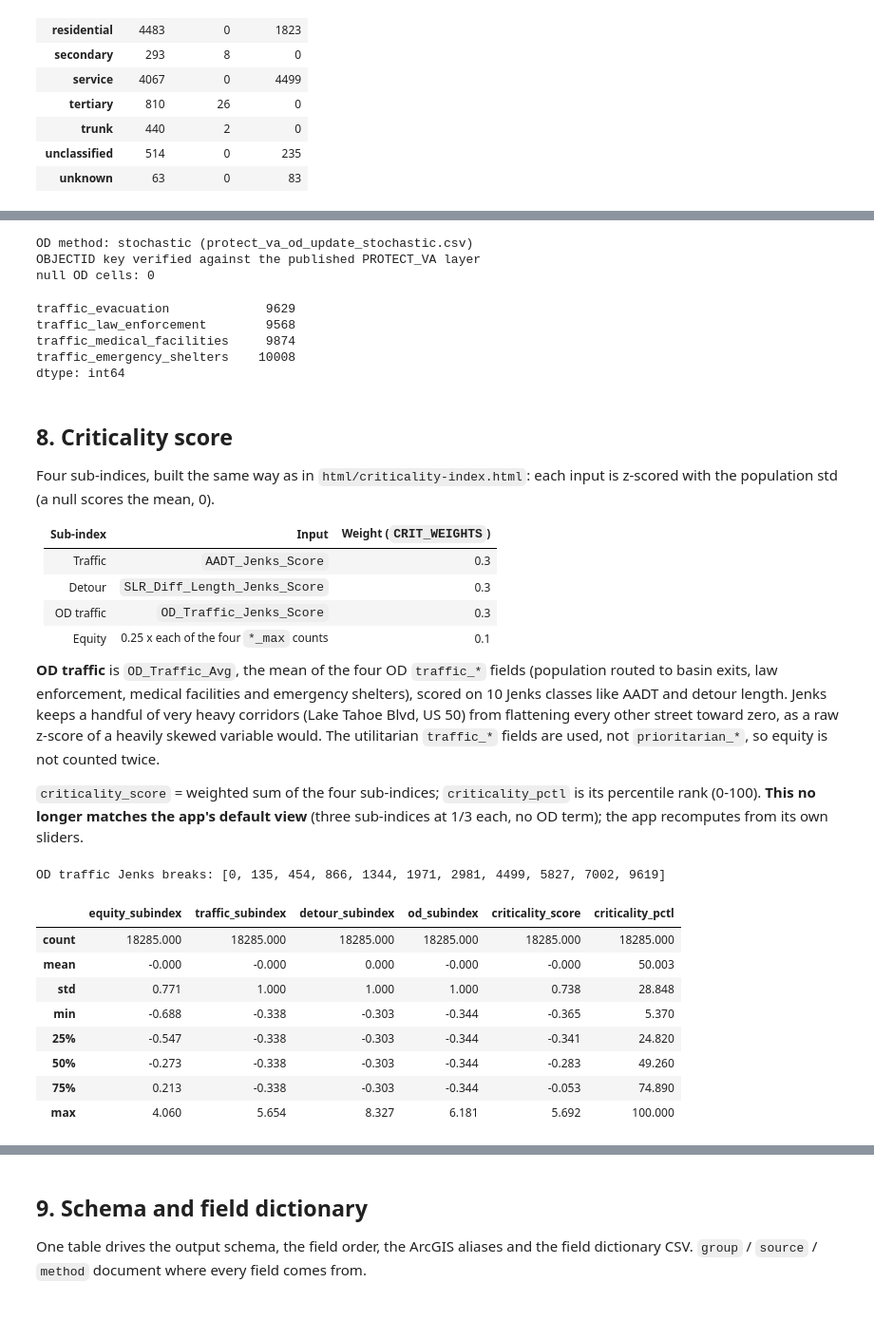
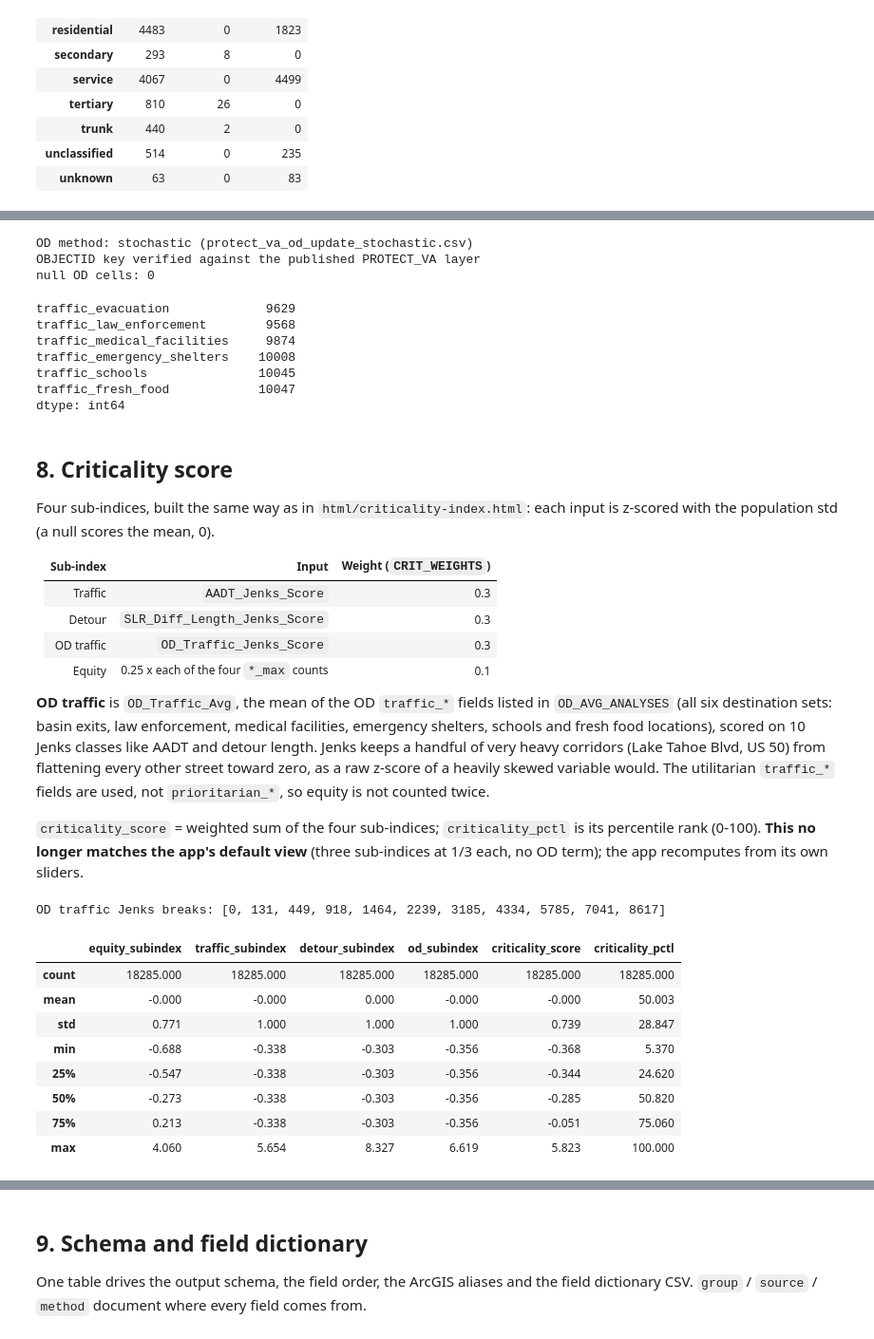
Before and after one commit to trpa-agency/PROTECT, a Jupyter notebook: scripts/Streets_Network_Clean.ipynb, the cells around one changed output, grey strips where cells are left out. Shown at 95% size. Saved outputs shown, nothing was run; the diff lists cells and outputs as text; code cells hidden in the pictures; blank space fills up the shorter version.

Commit message:
Created an externally facing .md explaining the streets network approach and added schools and fresh food to the destinations list

```diff
--- a/scripts/Streets_Network_Clean.ipynb
+++ b/scripts/Streets_Network_Clean.ipynb
@@ -121,8 +121,11 @@ TIE_TOL_M = 0.5             # overlaps this close to the best count as a tie
 NEIGHBOR_PASSES = 5         # lets a fill walk along a chain of unmatched segments
 JENKS_CLASSES   = 10
 
-# Criticality score weights (must sum to 1). "od" is the mean of the four OD traffic fields.
+# Criticality score weights (must sum to 1). "od" is the mean OD traffic over OD_AVG_ANALYSES.
 CRIT_WEIGHTS = {"traffic": 0.3, "detour": 0.3, "od": 0.3, "equity": 0.1}
+# OD analyses averaged into the criticality score (all six destination sets)
+OD_AVG_ANALYSES = ["evacuation", "law_enforcement", "medical_facilities", "emergency_shelters",
+                   "schools", "fresh_food"]
 
 OUT_DIR.mkdir(parents=True, exist_ok=True)
 # %% [markdown]
@@ -498,7 +502,7 @@ is present, `segment_id` and `length_m` must agree on every OBJECTID.
 print(f"OD method: {OD_METHOD} ({OD_UPDATE_CSV.name})")
 od = pd.read_csv(OD_UPDATE_CSV).set_index("OBJECTID").sort_index()
 OD_FIELDS = [c for c in od.columns if c not in ("od_coverage_pct", "od_source_rows", "od_row_spread_pct")]
-assert len(OD_FIELDS) == 20, OD_FIELDS
+assert len(OD_FIELDS) % 5 == 0 and len(OD_FIELDS) >= 20, OD_FIELDS
 assert set(od.index) == set(streets.src_objectid), "OD update OBJECTIDs differ from the base layer"
 
 if OD_PUBLISHED.exists():
@@ -524,6 +528,8 @@ traffic_evacuation             9629
 traffic_law_enforcement        9568
 traffic_medical_facilities     9874
 traffic_emergency_shelters    10008
+traffic_schools               10045
+traffic_fresh_food            10047
 dtype: int64
 # %% [markdown]
 ## 8. Criticality score
@@ -538,8 +544,9 @@ population std (a null scores the mean, 0).
 | OD traffic | `OD_Traffic_Jenks_Score` | 0.3 |
 | Equity | 0.25 x each of the four `*_max` counts | 0.1 |
 
-**OD traffic** is `OD_Traffic_Avg`, the mean of the four OD `traffic_*` fields (population routed to basin
-exits, law enforcement, medical facilities and emergency shelters), scored on 10 Jenks classes like AADT
+**OD traffic** is `OD_Traffic_Avg`, the mean of the OD `traffic_*` fields listed in `OD_AVG_ANALYSES`
+(all six destination sets: basin exits, law enforcement, medical facilities, emergency shelters,
+schools and fresh food locations), scored on 10 Jenks classes like AADT
 and detour length. Jenks keeps a handful of very heavy corridors (Lake Tahoe Blvd, US 50) from flattening
 every other street toward zero, as a raw z-score of a heavily skewed variable would. The utilitarian
 `traffic_*` fields are used, not `prioritarian_*`, so equity is not counted twice.
@@ -550,38 +557,38 @@ the app recomputes from its own sliders.
 # %%
 assert abs(sum(CRIT_WEIGHTS.values()) - 1) < 1e-9, f"CRIT_WEIGHTS sum to {sum(CRIT_WEIGHTS.values())}"
 
 def z_pop(s):
     s = pd.to_numeric(s, errors="coerce").astype(float)
     sd = s.std(ddof=0) or 1.0
     return ((s - s.mean()) / sd).fillna(0.0)
 
-OD_TRAFFIC = [f"traffic_{k}" for k in ("evacuation", "law_enforcement", "medical_facilities", "emergency_shelters")]
+OD_TRAFFIC = [f"traffic_{k}" for k in OD_AVG_ANALYSES]
 streets["OD_Traffic_Avg"] = streets[OD_TRAFFIC].mean(axis=1)
 streets["OD_Traffic_Jenks_Score"], od_breaks = jenks_score(streets["OD_Traffic_Avg"])
 print("OD traffic Jenks breaks:", [round(b) for b in od_breaks])
 
 streets["equity_subindex"]  = sum(0.25 * z_pop(streets[f]) for f in EQ_MAX)
 streets["traffic_subindex"] = z_pop(streets["AADT_Jenks_Score"])
 streets["detour_subindex"]  = z_pop(streets["SLR_Diff_Length_Jenks_Score"])
 streets["od_subindex"]      = z_pop(streets["OD_Traffic_Jenks_Score"])
 streets["criticality_score"] = (CRIT_WEIGHTS["traffic"] * streets["traffic_subindex"]
                                 + CRIT_WEIGHTS["detour"] * streets["detour_subindex"]
                                 + CRIT_WEIGHTS["od"] * streets["od_subindex"]
                                 + CRIT_WEIGHTS["equity"] * streets["equity_subindex"])
 streets["criticality_pctl"]  = (streets["criticality_score"].rank(pct=True) * 100).round(2)
 streets[["equity_subindex", "traffic_subindex", "detour_subindex", "od_subindex",
          "criticality_score", "criticality_pctl"]].describe().round(3)
 # %% [output]
-OD traffic Jenks breaks: [0, 135, 454, 866, 1344, 1971, 2981, 4499, 5827, 7002, 9619]
+OD traffic Jenks breaks: [0, 131, 449, 918, 1464, 2239, 3185, 4334, 5785, 7041, 8617]
 |  | equity_subindex | traffic_subindex | detour_subindex | od_subindex | criticality_score | criticality_pctl |
 | count | 18285.000 | 18285.000 | 18285.000 | 18285.000 | 18285.000 | 18285.000 |
 | mean | -0.000 | -0.000 | 0.000 | -0.000 | -0.000 | 50.003 |
-| std | 0.771 | 1.000 | 1.000 | 1.000 | 0.738 | 28.848 |
-| min | -0.688 | -0.338 | -0.303 | -0.344 | -0.365 | 5.370 |
-| 25% | -0.547 | -0.338 | -0.303 | -0.344 | -0.341 | 24.820 |
-| 50% | -0.273 | -0.338 | -0.303 | -0.344 | -0.283 | 49.260 |
-| 75% | 0.213 | -0.338 | -0.303 | -0.344 | -0.053 | 74.890 |
-| max | 4.060 | 5.654 | 8.327 | 6.181 | 5.692 | 100.000 |
+| std | 0.771 | 1.000 | 1.000 | 1.000 | 0.739 | 28.847 |
+| min | -0.688 | -0.338 | -0.303 | -0.356 | -0.368 | 5.370 |
+| 25% | -0.547 | -0.338 | -0.303 | -0.356 | -0.344 | 24.620 |
+| 50% | -0.273 | -0.338 | -0.303 | -0.356 | -0.285 | 50.820 |
+| 75% | 0.213 | -0.338 | -0.303 | -0.356 | -0.051 | 75.060 |
+| max | 4.060 | 5.654 | 8.327 | 6.619 | 5.823 | 100.000 |
 # %%
 # Which streets the OD term moves most: top 15 by criticality, with their sub-indices
 cols = ["name", "class", "OD_Traffic_Avg", "OD_Traffic_Jenks_Score", "AADT_Jenks_Score",
```
Also changed, not shown: parts of 7 cells of this notebook, 7 other files.
